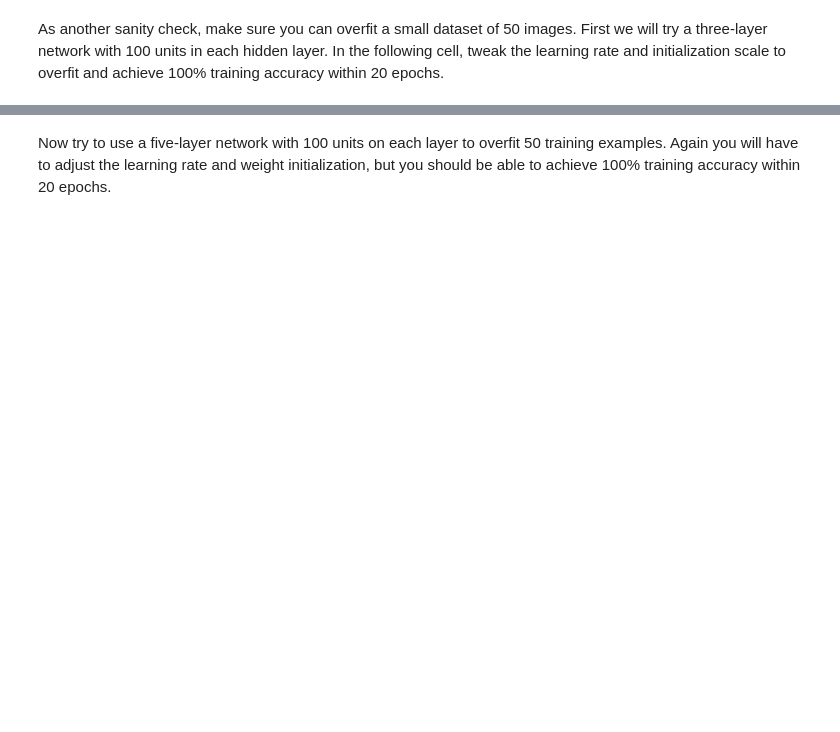
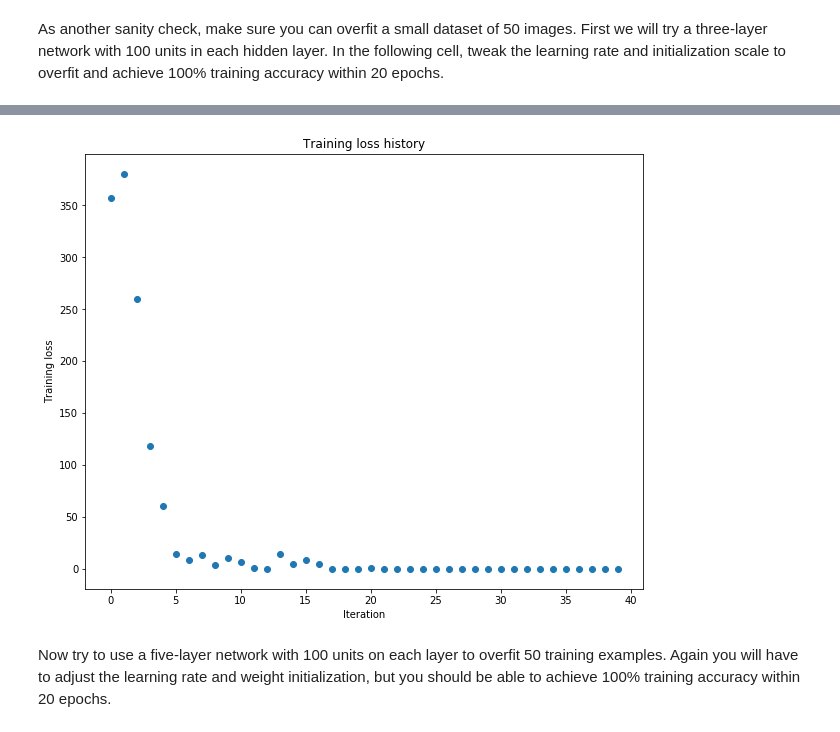
Before and after one commit to tansaku/deep-learning2, a Jupyter notebook: FullyConnectedNets.ipynb, the cells around one changed output, grey strips where cells are left out. Cells and saved outputs as stored; diff of their text form; code cells hidden in the pictures; blank space fills up the shorter version.

```diff
--- a/FullyConnectedNets.ipynb
+++ b/FullyConnectedNets.ipynb
@@ -447,8 +514,8 @@ small_data = {
   'y_val': data['y_val'],
 }
 
-weight_scale = 1e-2
-learning_rate = 1e-4
+weight_scale = 1e-1
+learning_rate = 1e-3
 model = FullyConnectedNet([100, 100],
               weight_scale=weight_scale, dtype=np.float64)
 solver = Solver(model, small_data,
@@ -465,3 +532,4 @@ plt.title('Training loss history')
 plt.xlabel('Iteration')
 plt.ylabel('Training loss')
 plt.show()
+# %% [output]
@@ -468,3 +553,4 @@ plt.show()
+[figure, added]
 # %% [markdown]
 Now try to use a five-layer network with 100 units on each layer to overfit 50 training examples. Again you will have to adjust the learning rate and weight initialization, but you should be able to achieve 100% training accuracy within 20 epochs.
 # %%
```
Also changed, not shown: parts of 15 cells of this notebook, 2 other files.
